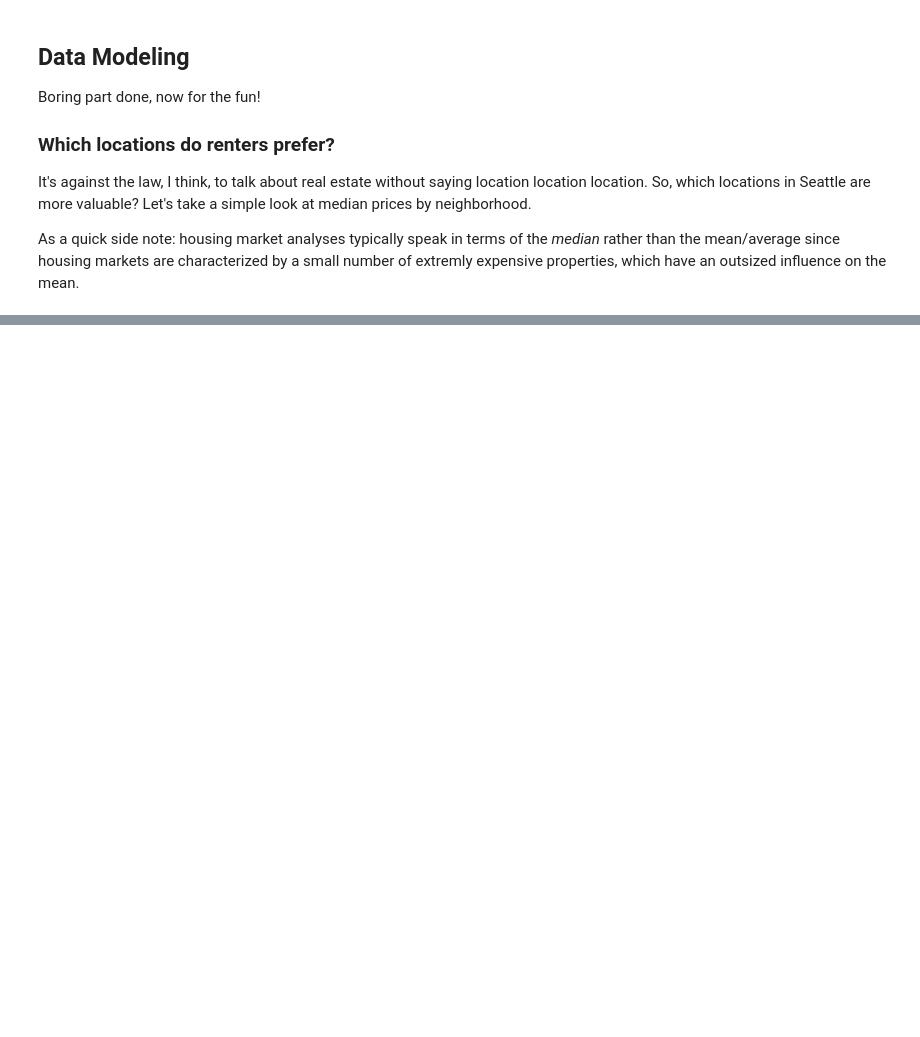
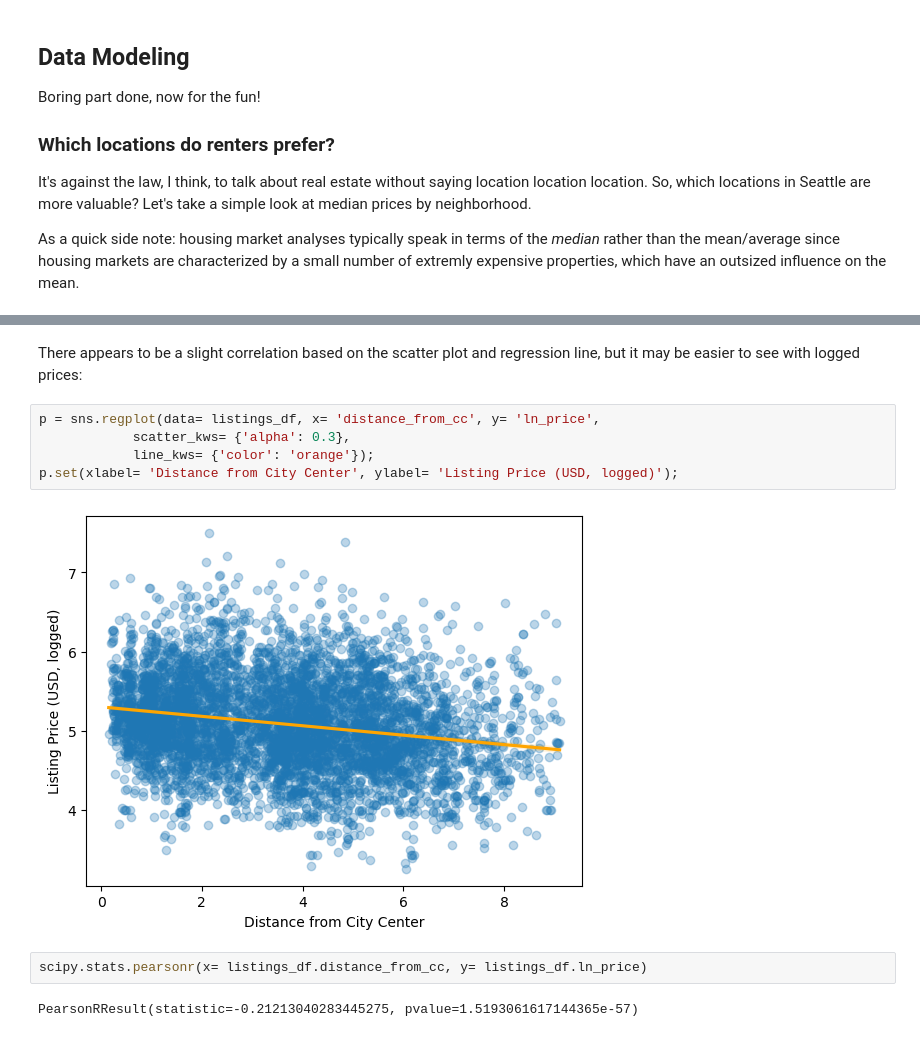
Before and after one commit to epistemetrica/udacity-blog-post-project, a Jupyter notebook: apw_airbnb_project.ipynb, the cells around one changed output, grey strips where cells are left out. Saved outputs shown, nothing was run; the diff lists cells and outputs as text; blank space fills up the shorter version.

```diff
--- a/apw_airbnb_project.ipynb
+++ b/apw_airbnb_project.ipynb
@@ -402,0 +468,13 @@ p.set(ylabel='Neighbourhood Groups', xlabel='Price (USD)', title= 'Median List P
+# %% [markdown]
+There appears to be a slight correlation based on the scatter plot and regression line, but it may be easier to see with logged prices:
+# %%
+p = sns.regplot(data= listings_df, x= 'distance_from_cc', y= 'ln_price',
+            scatter_kws= {'alpha': 0.3},
+            line_kws= {'color': 'orange'});
+p.set(xlabel= 'Distance from City Center', ylabel= 'Listing Price (USD, logged)');
+# %% [output]
+[figure, added]
+# %%
+scipy.stats.pearsonr(x= listings_df.distance_from_cc, y= listings_df.ln_price)
+# %% [output]
+PearsonRResult(statistic=-0.21213040283445275, pvalue=1.5193061617144365e-57)
```
Also changed, not shown: parts of 11 cells of this notebook.
